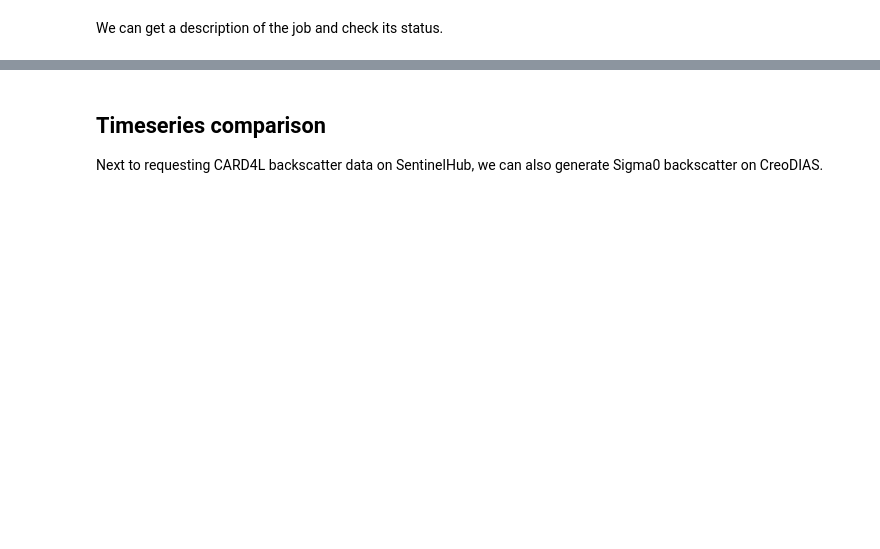
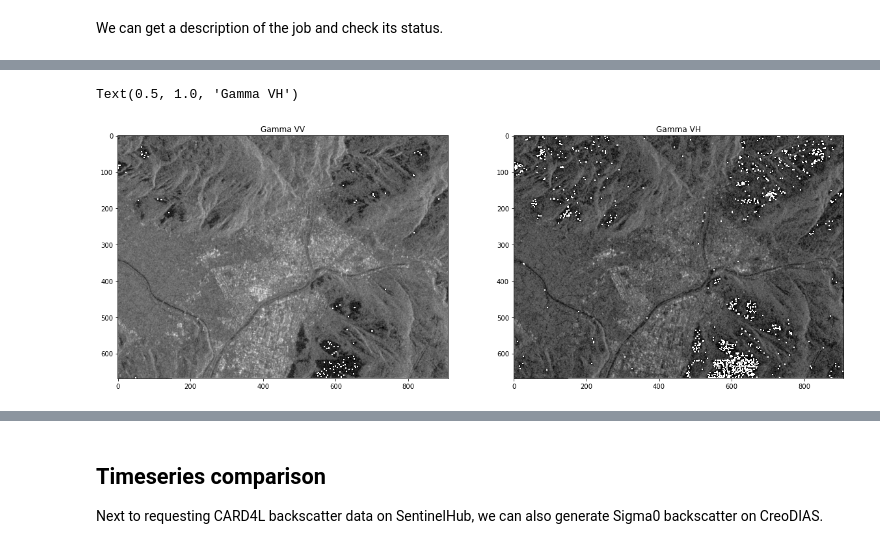
Before and after one commit to openEOPlatform/SRR1_notebooks, a Jupyter notebook: OpenEO Platform - User story 3.ipynb, the cells around one changed output, grey strips where cells are left out. Saved outputs shown, nothing was run; the diff lists cells and outputs as text; code cells hidden in the pictures; blank space fills up the shorter version.

```diff
--- a/OpenEO Platform - User story 3.ipynb
+++ b/OpenEO Platform - User story 3.ipynb
@@ -314,0 +223,10 @@ Coordinates:
+# %%
+fig, (ax1, ax2) = plt.subplots(1,2,figsize=(20,20))
+
+ax1.imshow(np.flipud(s1_gamma0.VV[1].values),cmap='Greys_r',vmin=-30,vmax=30)
+ax1.set_title('Gamma VV')
+ax2.imshow(np.flipud(s1_gamma0.VH[1].values),cmap='Greys_r',vmin=-30,vmax=30)
+ax2.set_title('Gamma VH')
+# %% [output]
+Text(0.5, 1.0, 'Gamma VH')
+[figure, added]
```
Also changed, not shown: parts of 88 cells of this notebook.
